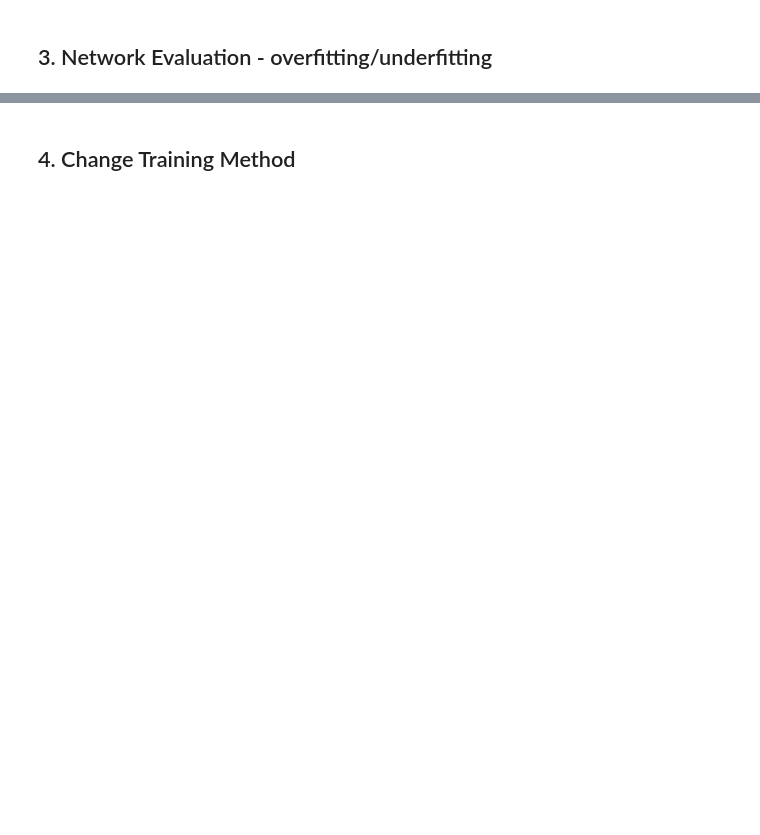
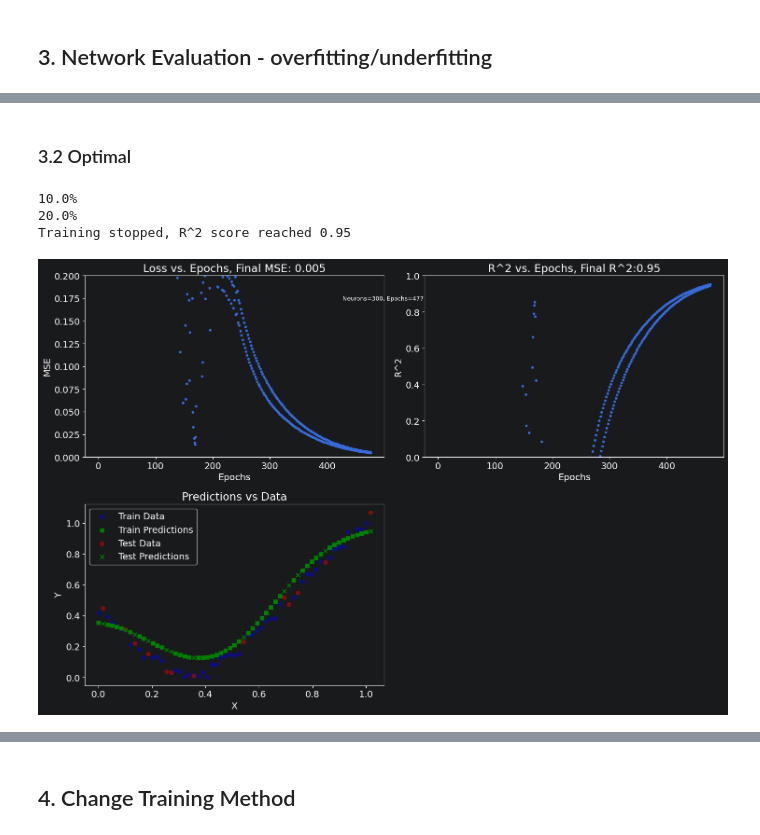
Before and after one commit to druidmentalized/MIWTutorials, a Jupyter notebook: Project3/regression.ipynb, the cells around one changed output, grey strips where cells are left out. Cells and saved outputs as stored; diff of their text form; code cells hidden in the pictures; blank space fills up the shorter version.

```diff
--- a/Project3/regression.ipynb
+++ b/Project3/regression.ipynb
@@ -54,0 +51,12 @@ visualize(regressor_batch_overfit, X_train_tiny, y_train_tiny, X_test, y_test, t
+# %% [markdown]
+### 3.2 Optimal
+# %%
+nn_optimal = NeuralNetworkRegression(hidden_size=300)
+nn_optimal.train(X_train, y_train, epochs=2000)
+
+visualize(nn_optimal, X_train, y_train, X_test, y_test, title="Regressor batch optimal")
+# %% [output]
+10.0%
+20.0%
+Training stopped, R^2 score reached 0.95
+[figure, added]
```
Also changed, not shown: parts of 18 cells of this notebook, 3 other files.
